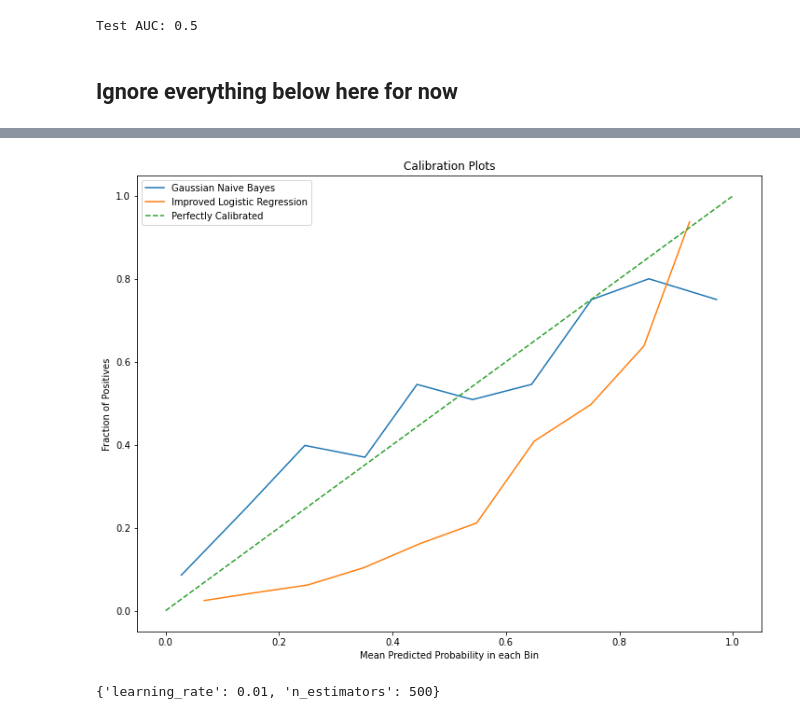
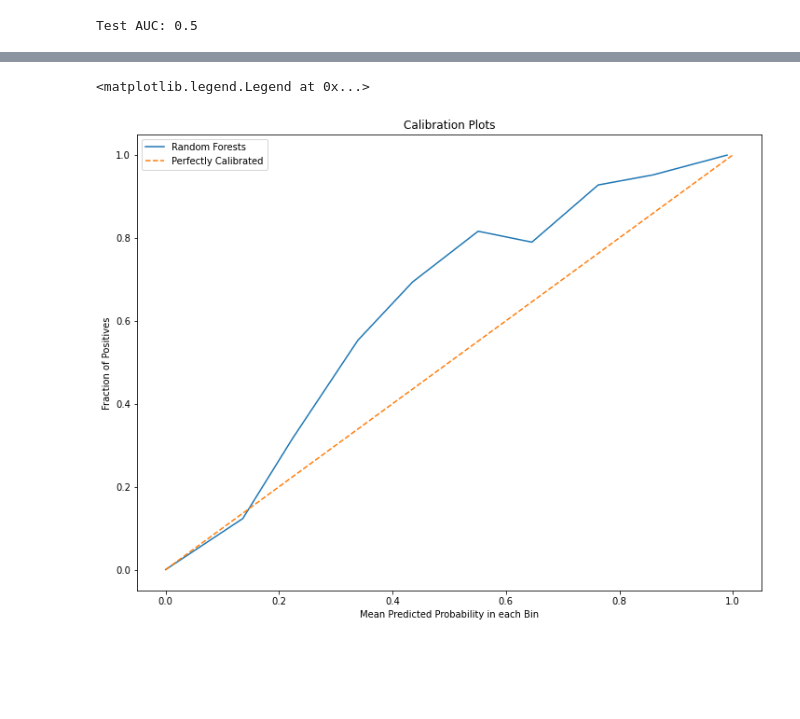
Before and after one commit to jwallace22/DSP-CreditFraudDetection, a Jupyter notebook: Ensemble_Tree_Methods.ipynb, the cells around one changed output, grey strips where cells are left out. Cells and saved outputs as stored; diff of their text form; code cells hidden in the pictures; blank space fills up the shorter version.

Commit message:
added calibration plot

```diff
--- a/Ensemble_Tree_Methods.ipynb
+++ b/Ensemble_Tree_Methods.ipynb
@@ -205,20 +205,18 @@ plt.show()
 print(f"Test AUC: {roc_auc_score(y_test, np.zeros(y_test.shape[0]))}")
 # %% [output]
 Test AUC: 0.5
-# %% [markdown]
-## Ignore everything below here for now
 # %%
 from sklearn.calibration import calibration_curve
 
 plt.figure(figsize=(12, 9))
 
-y_pred = gnb.predict_proba(X_test)[:,1]
+y_pred = rfc.predict_proba(X_test)[:,1]
 prob_true, prob_pred = calibration_curve(y_test, y_pred, n_bins=10)
-plt.plot(prob_pred, prob_true, label="Gaussian Naive Bayes")
+plt.plot(prob_pred, prob_true, label="Random Forest Classifier")
 
-y_pred = lr4_pipeline_v2.predict_proba(X_test)[:,1]
-prob_true, prob_pred = calibration_curve(y_test, y_pred, n_bins=10)
-plt.plot(prob_pred, prob_true, label="Improved Logistic Regression")
+# y_pred = lr4_pipeline_v2.predict_proba(X_test)[:,1]
+# prob_true, prob_pred = calibration_curve(y_test, y_pred, n_bins=10)
+# plt.plot(prob_pred, prob_true, label="Improved Logistic Regression")
 
 plt.plot([0, 1], [0, 1], linestyle='--', label="Perfectly Calibrated")
 
@@ -231,12 +230,10 @@ plt.legend()
+<matplotlib.legend.Legend at 0x...>
-[figure, old version]
+[figure, new version]
 # %%
-from sklearn.ensemble import AdaBoostClassifier
+param_grid = {'n_estimators': [10, 50, 100, 250, 500],
+              'criterion': ["gini", "entropy"],
+              'max_features': ["auto", "log2"]}
 
-param_grid = {'n_estimators': [50, 100, 250, 500, 1000],
-              'learning_rate': [0.01, 0.1, 0.3, 0.5]}
-
-ada = GridSearchCV(AdaBoostClassifier(), param_grid, scoring='roc_auc', n_jobs=-1)
-ada.fit(X_train, y_train)
-print(ada.best_params_)
+rfc_opt = GridSearchCV(RandomForestClassifier(), param_grid, scoring='roc_auc', n_jobs=-1)
+rfc_opt.fit(X_train, y_train)
+print(rfc.best_params_)
-# %% [output]
-{'learning_rate': 0.01, 'n_estimators': 500}
```
Also changed, not shown: parts of 6 cells of this notebook.
